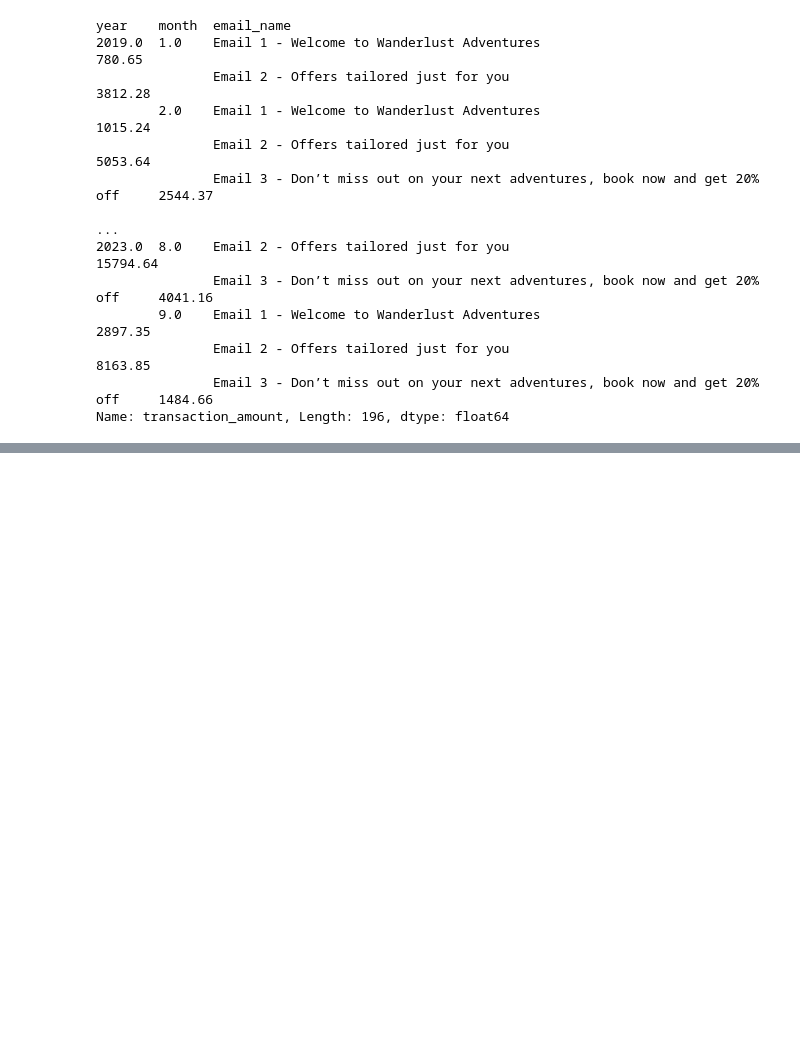
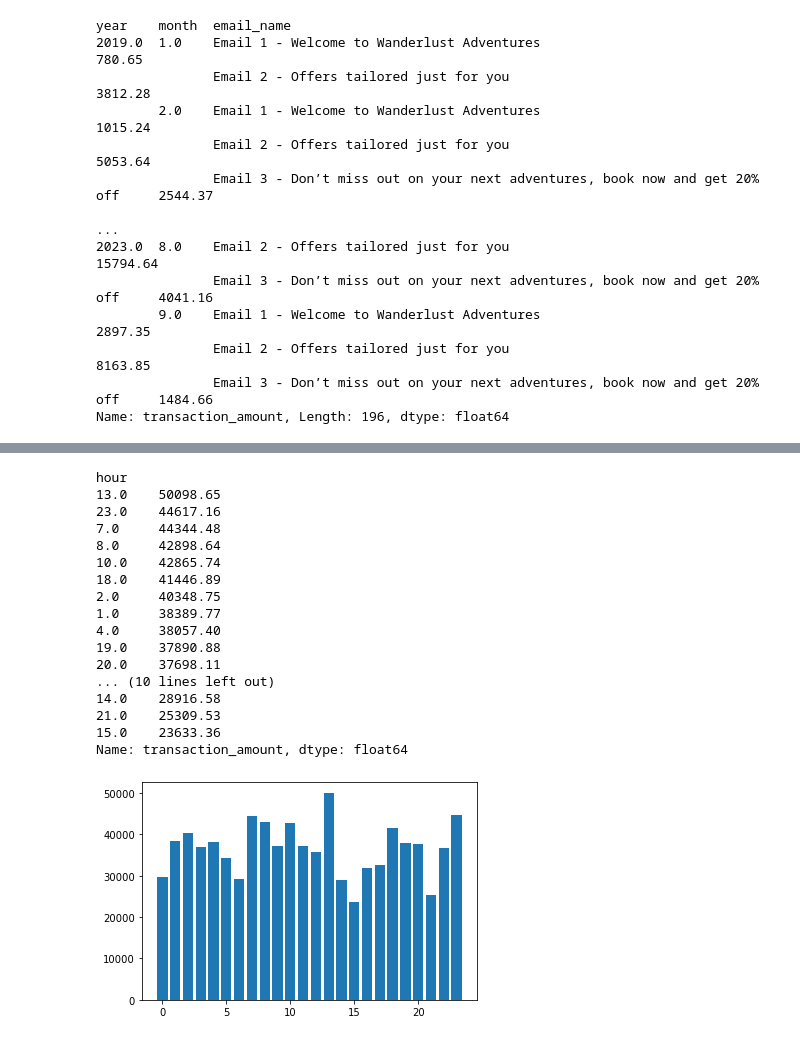
Before and after one commit to GetJoeMalone/Email-Marketing-Analysis, a Jupyter notebook: Email Marketing Analysis.ipynb, the cells around one changed output, grey strips where cells are left out. Cells and saved outputs as stored; diff of their text form; code cells hidden in the pictures; blank space fills up the shorter version.

```diff
--- a/Email Marketing Analysis.ipynb
+++ b/Email Marketing Analysis.ipynb
@@ -380,0 +411,26 @@ df.head(20)
+# %%
+#Revenue by hour
+
+rev_per_year = df.groupby('hour')['transaction_amount'].sum().sort_values(ascending=False)
+print(rev_per_year)
+plt.bar(rev_per_year.keys(), rev_per_year)
+plt.show()
+# %% [output]
+hour
+13.0    50098.65
+23.0    44617.16
+7.0     44344.48
+8.0     42898.64
+10.0    42865.74
+18.0    41446.89
+2.0     40348.75
+1.0     38389.77
+4.0     38057.40
+19.0    37890.88
+20.0    37698.11
+... (10 lines left out)
+14.0    28916.58
+21.0    25309.53
+15.0    23633.36
+Name: transaction_amount, dtype: float64
+[figure, added]
```
Also changed, not shown: parts of 25 cells of this notebook.
